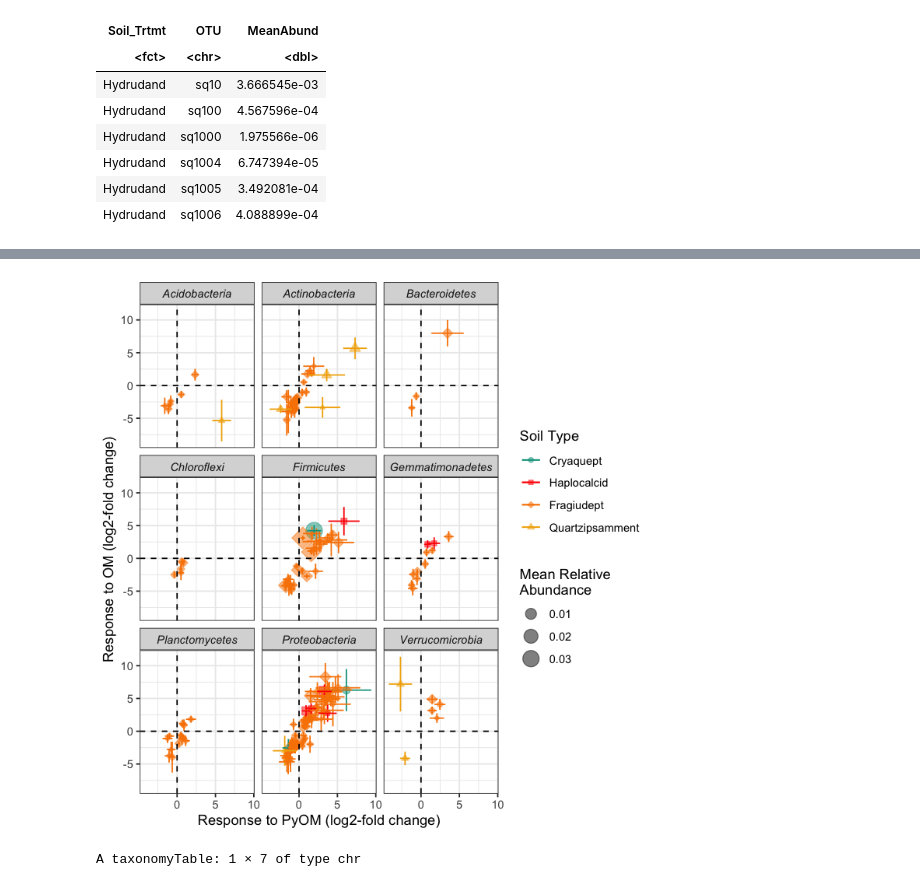
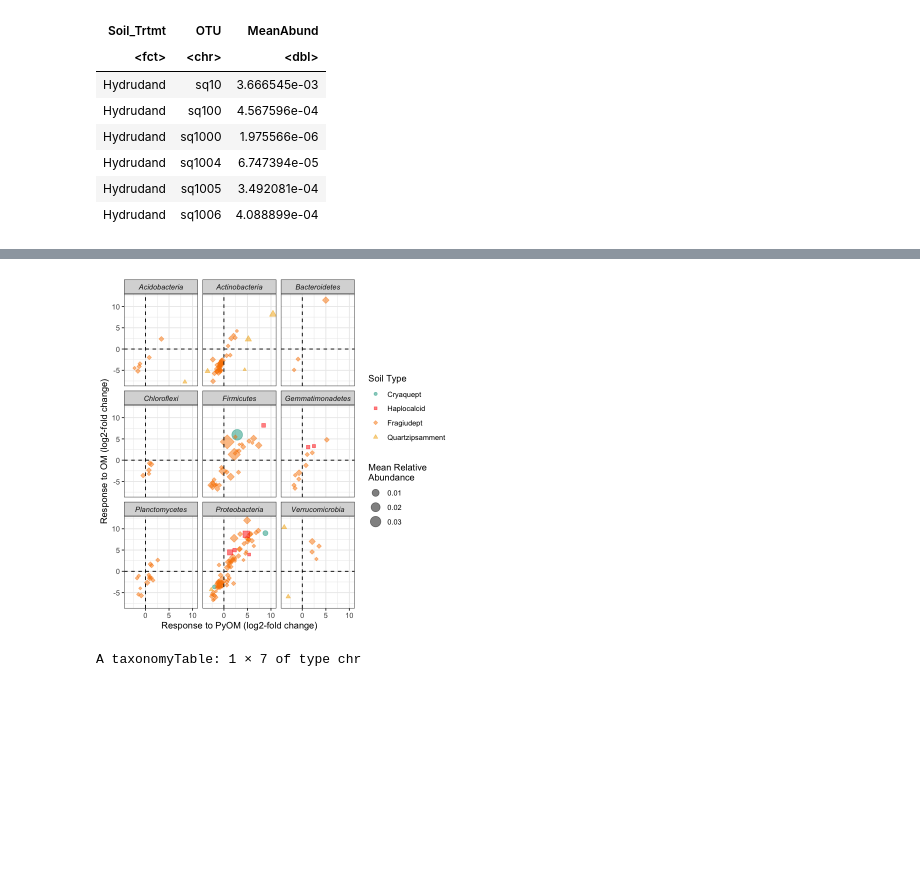
Before and after one commit to TheaWhitman/NEON_PyOM, a Jupyter notebook: DA_Corncob_16S.ipynb, the cells around one changed output, grey strips where cells are left out. Cells and saved outputs as stored; diff of their text form; code cells hidden in the pictures; blank space fills up the shorter version.

```diff
--- a/DA_Corncob_16S.ipynb
+++ b/DA_Corncob_16S.ipynb
@@ -268,17 +318,18 @@ head(joined$Name)
 # %% [output]
 [1] "*Burkholderia"  "*Burkholderia"  "*Burkholderia"  "Bradyrhizobium"
 [5] "Anaerocolumna"  "SH-PL14"
+# %%
+TaxonOrder = joined %>%
+    dplyr::select(Phylum,Genus,OTU,Name)%>%
+    dplyr::arrange(Phylum)
+OTUOrder = unique(TaxonOrder$OTU)
+GenusOrder = unique(TaxonOrder$Genus)
+NameOrder = unique(TaxonOrder$Name)
 # %%
-TaxonOrder = joined %>%
-    select(Phylum,Genus,OTU,Name)%>%
-    arrange(Phylum)
-OTUOrder = unique(TaxonOrder$OTU)
-GenusOrder = unique(TaxonOrder$Genus)
-NameOrder = unique(TaxonOrder$Name)
 joined$OTU = factor(joined$OTU, levels = OTUOrder)
 joined$Genus = factor(joined$Genus, levels = GenusOrder)
 joined$Name = factor(joined$Name, levels = NameOrder)
-joined$Soil_Trtmt = factor(joined$Soil_Trtmt, levels = c("Hawaii","Alaska","Utah","New York","Florida"))
+joined$Soil_Trtmt = factor(joined$Soil, levels = c("Hawaii","Alaska","Utah","New York","Florida"))
 
 levels(joined$Soil_Trtmt)[levels(joined$Soil_Trtmt)=="Hawaii"] = "Hydrudand"
 levels(joined$Soil_Trtmt)[levels(joined$Soil_Trtmt)=="New York"] = "Fragiudept"
@@ -287,7 +338,7 @@ levels(joined$Soil_Trtmt)[levels(joined$Soil_Trtmt)=="Utah"] = "Haplocalcid"
 levels(joined$Soil_Trtmt)[levels(joined$Soil_Trtmt)=="Florida"] = "Quartzipsamment"
 
 joined.plot = joined %>%
-    filter(log2FC>0)
+    dplyr::filter(log2FC>0)
 
 joined.plot2 = joined %>%
-    filter(log2FC<0)
+    dplyr::filter(log2FC<0)
@@ -402,12 +498,11 @@ p
 # Goal: OTU taxonomy, Soil, Day, Response to PyOM, Response to OM
 
 d.cast.l2FC = cast(joined, Soil_Trtmt+OTU+Phylum~Amdmt,value=c("log2FC"))
-d.cast.SE = cast(joined, Soil_Trtmt+OTU+Phylum~Amdmt,value=c("se"))
 d.cast.padj = cast(joined, Soil_Trtmt+OTU+Phylum~Amdmt,value=c("p_fdr"))
+d.cast = merge(d.cast.l2FC,d.cast.padj,by=c("Soil_Trtmt","OTU","Phylum"))
 
-d.cast = merge(d.cast.l2FC,d.cast.SE,by=c("Soil_Trtmt","OTU","Phylum"))
-d.cast = merge(d.cast,d.cast.padj,by=c("Soil_Trtmt","OTU","Phylum"))
-
-colnames(d.cast) = c(colnames(d.cast)[1:3],"logFC.OM","logFC.PyOM","logFC.SE.OM","logFC.SE.PyOM","logFC.padj.OM","logFC.padj.PyOM")
+#colnames(d.cast) = c(colnames(d.cast)[1:3],"Relabund","logFC.OM","logFC.PyOM","Relabund.2","logFC.padj.OM","logFC.padj.PyOM")
+colnames(d.cast) = c(colnames(d.cast)[1:3],"logFC.OM","logFC.PyOM","logFC.padj.OM","logFC.padj.PyOM")
+#d.cast=d.cast[,c(1:6,8:9)]
 head(d.cast)
 # %% [output]
@@ -423,7 +518,7 @@ A data.frame: 6 × 9
 # %%
 options(repr.plot.width=6, repr.plot.height=5)
 d.plot = d.cast%>%
-    filter(!is.na(logFC.padj.PyOM) & !is.na(logFC.padj.OM))
+    dplyr::filter(!is.na(logFC.padj.PyOM) & !is.na(logFC.padj.OM))
 
 d.plot$Soil_Name=d.plot$Soil_Trtmt
 
@@ -503,36 +590,36 @@ options(repr.plot.width=6, repr.plot.height=6)
 
 # In case we wanted to force inclusion of non-significant responders
 #d.plot = d.cast
 #d.plot$logFC.OM = ifelse(is.na(d.plot$logFC.padj.OM),0,d.plot$logFC.OM)
 #d.plot$logFC.PyOM = ifelse(is.na(d.plot$logFC.padj.PyOM),0,d.plot$logFC.PyOM)
 
 d.plot = d.cast.2%>%
     filter(!is.na(logFC.padj.PyOM) & !is.na(logFC.padj.OM))%>%
     filter(!(Phylum %in% c("BRC1", "Cyanobacteria","Thaumarchaeota")))
 
 d.plot$Soil_Name=d.plot$Soil_Trtmt
 
 d.plot$Soil_Name = ordered(d.plot$Soil_Name, levels = c("Hydrudand", "Cryaquept", "Haplocalcid","Fragiudept","Quartzipsamment"))
 
 p = ggplot(d.plot,aes(x=logFC.PyOM,y=logFC.OM,shape=Soil_Name,color=Soil_Name,fill=Soil_Name))
 p = p + theme_bw()
 p = p + geom_point(alpha=0.5,aes(size=MeanAbund))
-p = p + geom_errorbar(aes(ymin=logFC.OM-1.96*logFC.SE.OM,ymax=logFC.OM+1.96*logFC.SE.OM))
-p = p + geom_errorbarh(aes(xmin=logFC.PyOM-1.96*logFC.SE.PyOM,xmax=logFC.PyOM+1.96*logFC.SE.PyOM))
+#p = p + geom_errorbar(aes(ymin=logFC.OM-1.96*logFC.SE.OM,ymax=logFC.OM+1.96*logFC.SE.OM))
+#p = p + geom_errorbarh(aes(xmin=logFC.PyOM-1.96*logFC.SE.PyOM,xmax=logFC.PyOM+1.96*logFC.SE.PyOM))
 p = p + geom_hline(yintercept = 0.0, linetype=2) + theme_bw()
 p = p + geom_vline(xintercept = 0.0, linetype=2) + theme_bw()
 p = p + xlab("Response to PyOM (log2-fold change)")
 p = p + ylab("Response to OM (log2-fold change)")
 p = p + theme(strip.text = element_text(face="italic"))
 
 palette = c(wes_palette("Darjeeling1"),wes_palette("Darjeeling2")[2:4])
 palette = palette[c(2,1,4,3,5,6)]
 p = p + scale_fill_manual(values=palette)+ scale_color_manual(values=palette) + scale_shape_manual(values=c(21:25))
 p = p + guides(size = guide_legend(title="Mean Relative\nAbundance"), shape = guide_legend(title="Soil Type"), color=guide_legend(title="Soil Type"), fill=guide_legend(title="Soil Type"))
 p = p + facet_wrap(~Phylum)
 p
 # %% [output]
-[figure, old version]
+[figure, new version]
 # %%
 tax_table(ps.norm)["sq1180"]
 # %% [output]
```
Also changed, not shown: parts of 25 cells of this notebook.
